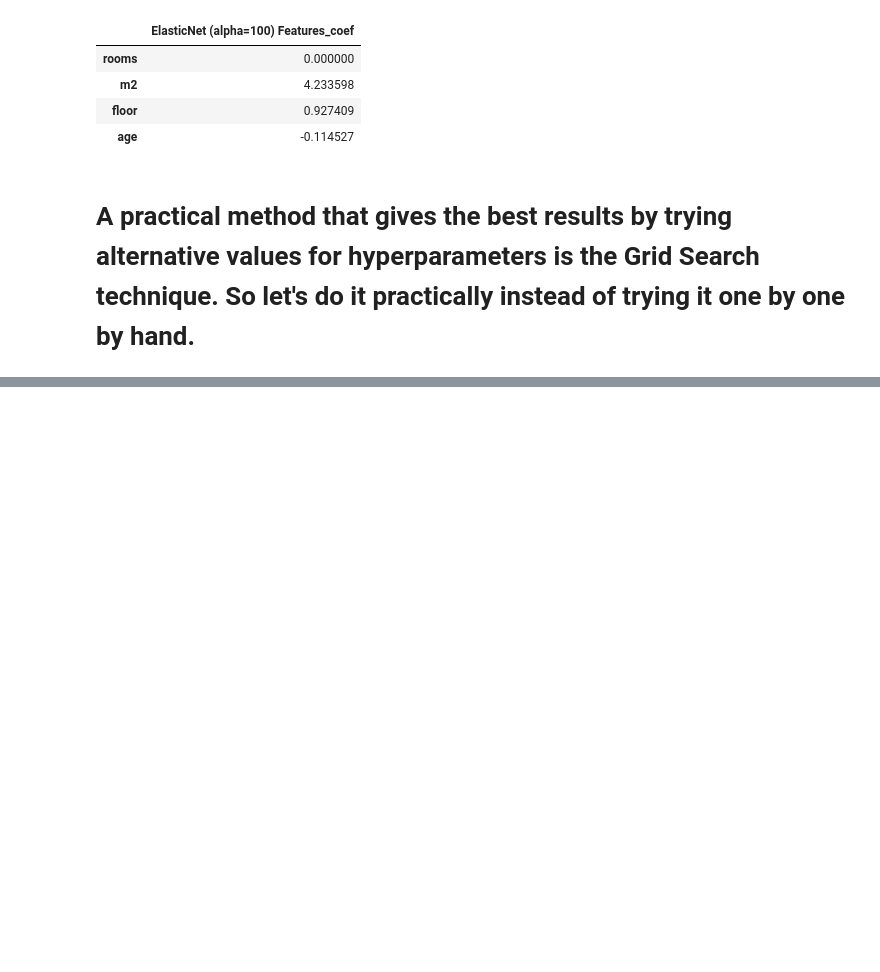
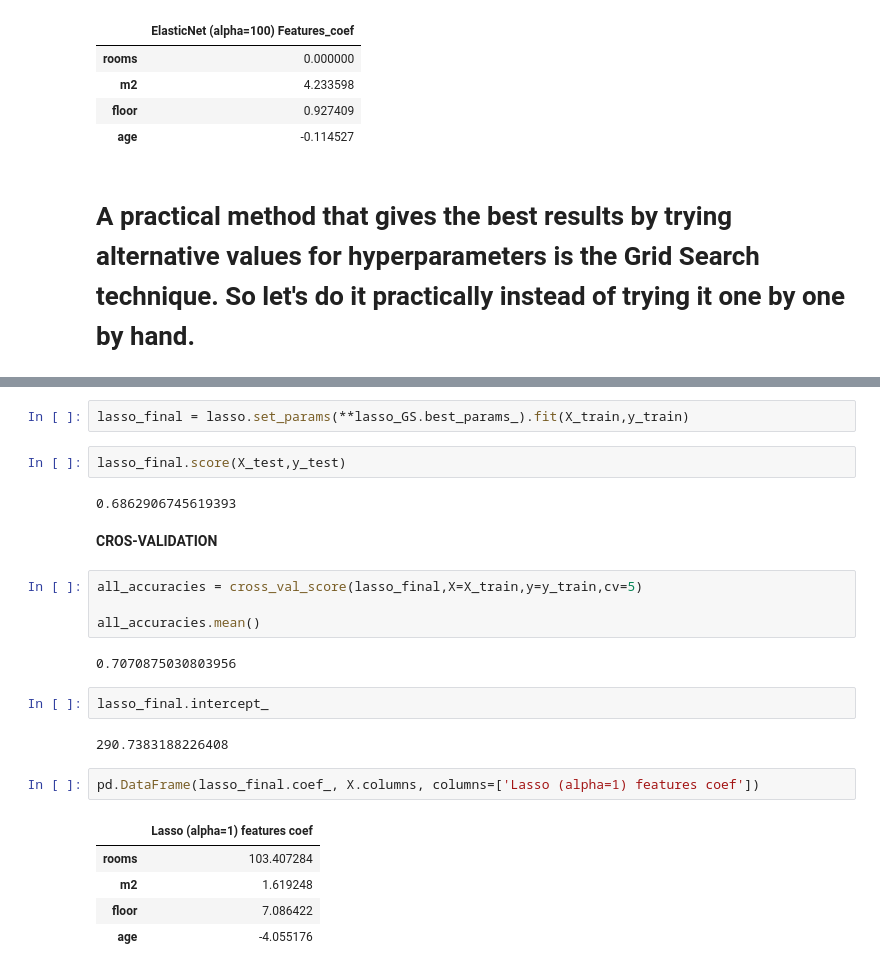
Before and after one commit to batuhanmtl/Machine-Learning, a Jupyter notebook: Supervised Learning/Model Regularization/Regularization.ipynb, the cells around one changed output, grey strips where cells are left out. Saved outputs shown, nothing was run; the diff lists cells and outputs as text; blank space fills up the shorter version.

```diff
--- a/Supervised Learning/Model Regularization/Regularization.ipynb
+++ b/Supervised Learning/Model Regularization/Regularization.ipynb
@@ -388,0 +404,26 @@ enet100_coef
+# %%
+lasso_final = lasso.set_params(**lasso_GS.best_params_).fit(X_train,y_train)
+# %%
+lasso_final.score(X_test,y_test)
+# %% [output]
+0.6862906745619393
+# %% [markdown]
+<b>CROS-VALIDATION
+# %%
+all_accuracies = cross_val_score(lasso_final,X=X_train,y=y_train,cv=5)
+
+all_accuracies.mean()
+# %% [output]
+0.7070875030803956
+# %%
+lasso_final.intercept_
+# %% [output]
+290.7383188226408
+# %%
+pd.DataFrame(lasso_final.coef_, X.columns, columns=['Lasso (alpha=1) features coef'])
+# %% [output]
+|  | Lasso (alpha=1) features coef |
+| rooms | 103.407284 |
+| m2 | 1.619248 |
+| floor | 7.086422 |
+| age | -4.055176 |
```
Also changed, not shown: parts of 8 cells of this notebook.
